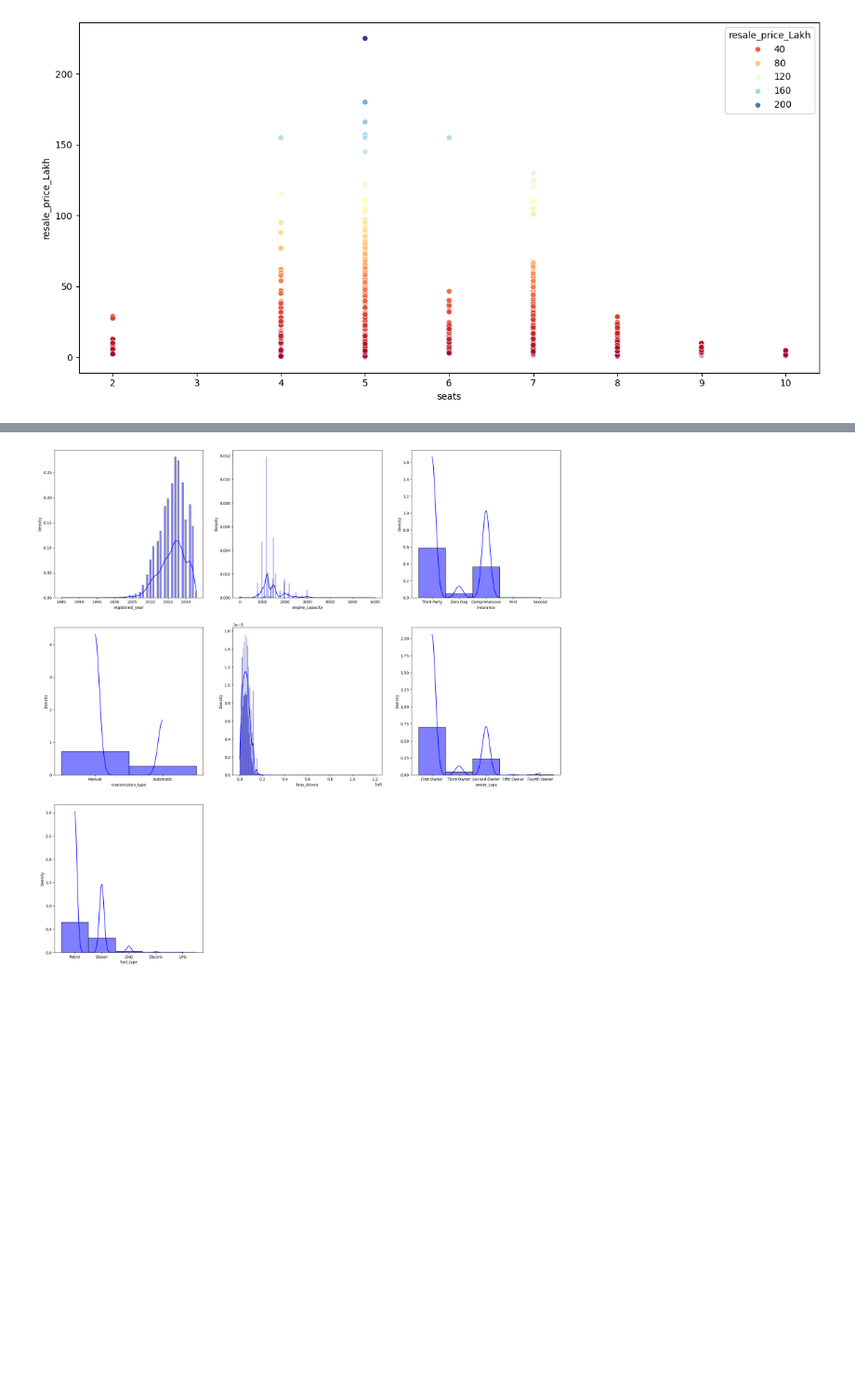
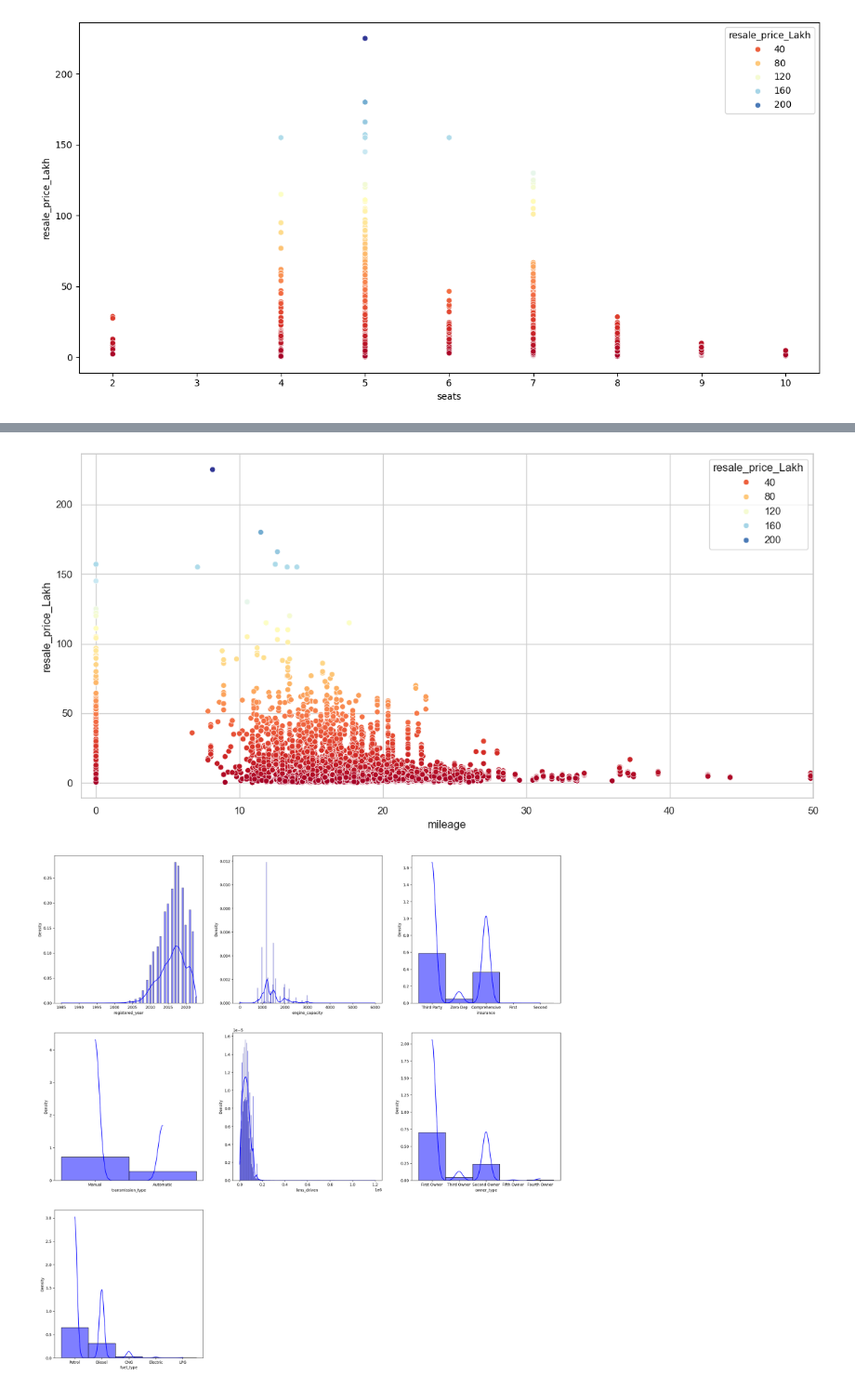
Before and after one commit to ruicoelhor22/AASE, a Jupyter notebook: Analise_Inicial_Dados.ipynb, the cells around one changed output, grey strips where cells are left out. Shown at 93% size. Saved outputs shown, nothing was run; the diff lists cells and outputs as text; code cells hidden in the pictures; blank space fills up the shorter version.

```diff
--- a/Analise_Inicial_Dados.ipynb
+++ b/Analise_Inicial_Dados.ipynb
@@ -641,3 +667,10 @@ plt.tight_layout()
+# %%
+plt.figure(figsize=(12,6))
+plt.xlim(-1, 50)
+sns.scatterplot(x = df["mileage"],y=df["resale_price_Lakh"],hue=df["resale_price_Lakh"],palette="RdYlBu")
+plt.tight_layout()
+# %% [output]
+[figure, added]
 # %%
 
 fig, ax1 = plt.subplots(3,3, figsize=(24,24))
```
Also changed, not shown: parts of 10 cells of this notebook.
